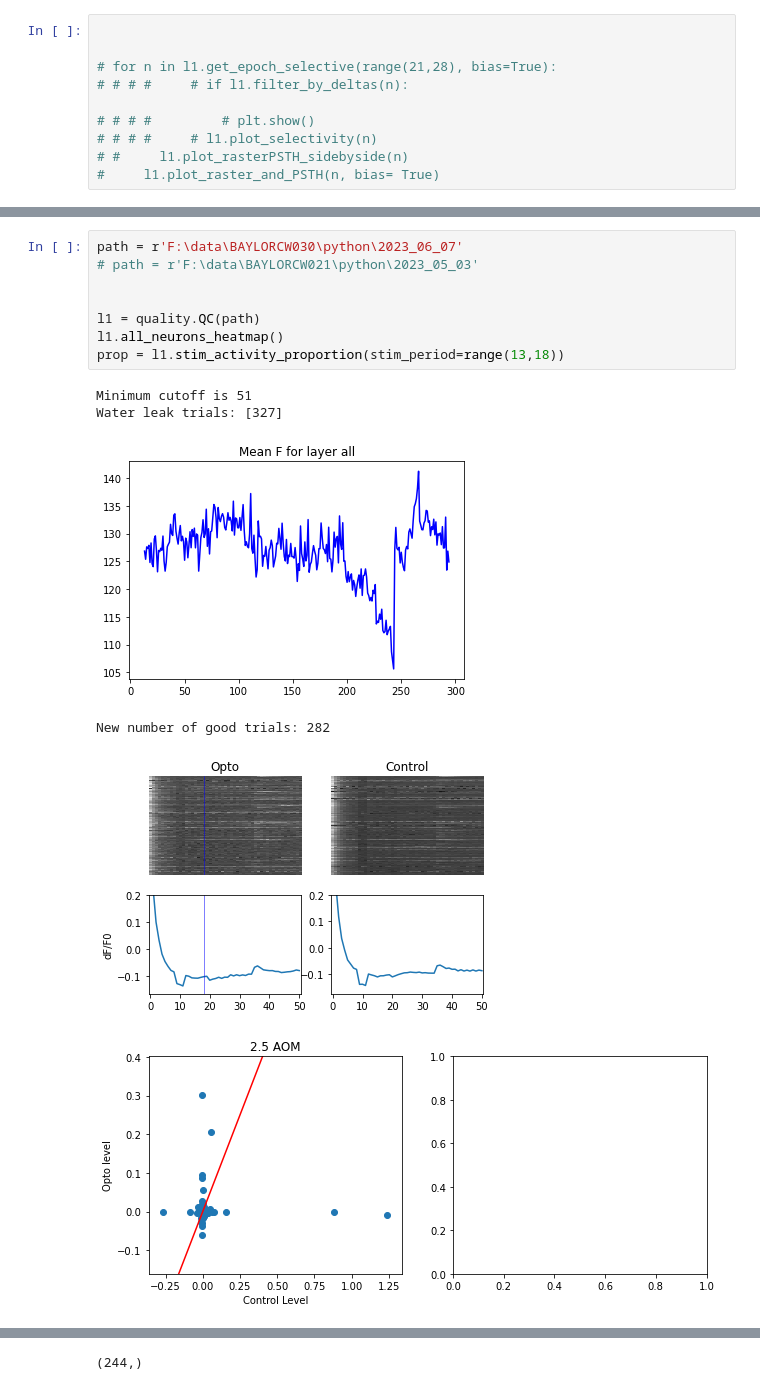
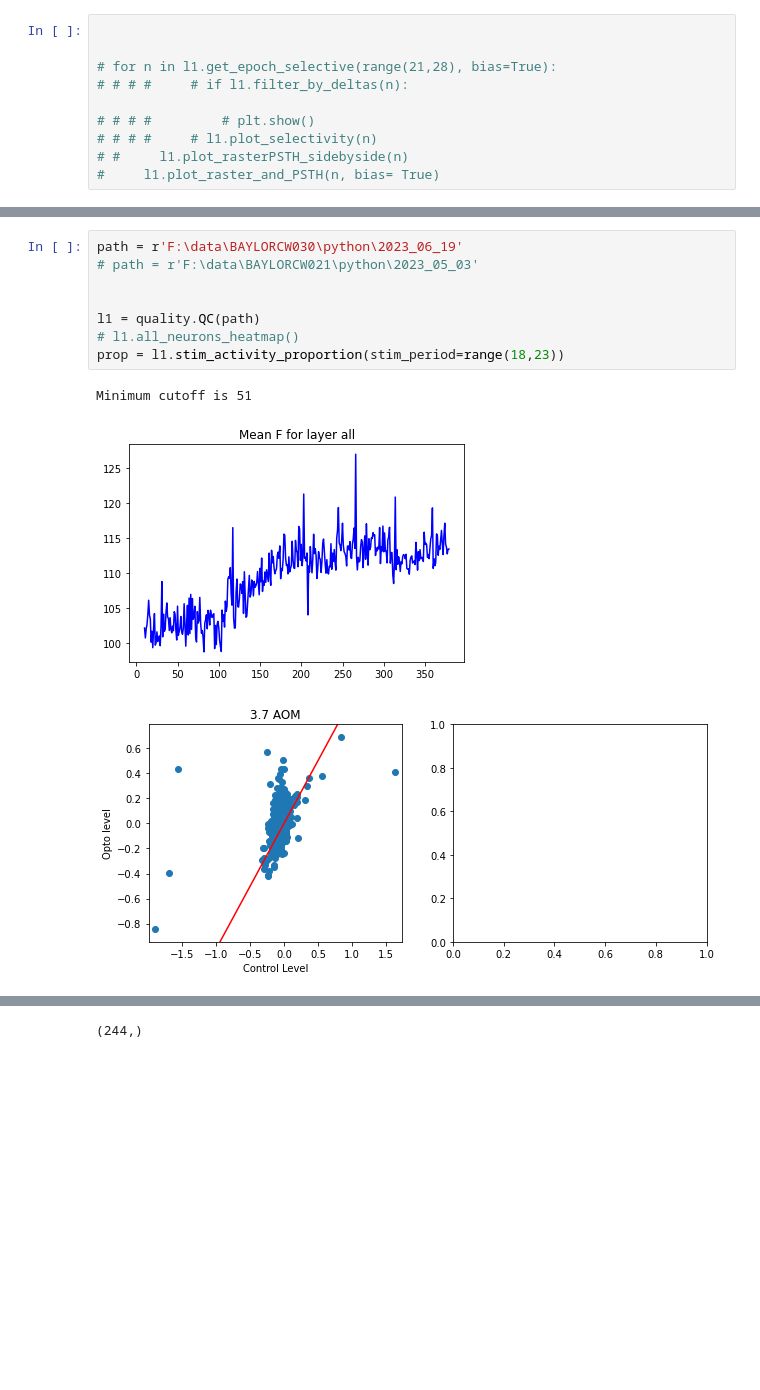
Before and after one commit to catherinewang99/2pimagingAnalysis, a Jupyter notebook: viewplots.ipynb, the cells around one changed output, grey strips where cells are left out. Drawn from its saved outputs; the diff is of its cells as text; blank space fills up the shorter version.

```diff
--- a/viewplots.ipynb
+++ b/viewplots.ipynb
@@ -53,16 +70,13 @@ Minimum cutoff is 51
 # %%
-path = r'F:\data\BAYLORCW030\python\2023_06_07'
+path = r'F:\data\BAYLORCW030\python\2023_06_19'
 # path = r'F:\data\BAYLORCW021\python\2023_05_03'
 
 
 l1 = quality.QC(path)
-l1.all_neurons_heatmap()
-prop = l1.stim_activity_proportion(stim_period=range(13,18))
+# l1.all_neurons_heatmap()
+prop = l1.stim_activity_proportion(stim_period=range(18,23))
 # %% [output]
 Minimum cutoff is 51
-Water leak trials: [327]
-[figure, old version]
+[figure, new version]
-New number of good trials: 282
-[figure, old version]
+[figure, new version]
-[figure, removed]
 # %%
```
Also changed, not shown: parts of 3 cells of this notebook, 5 other files.
